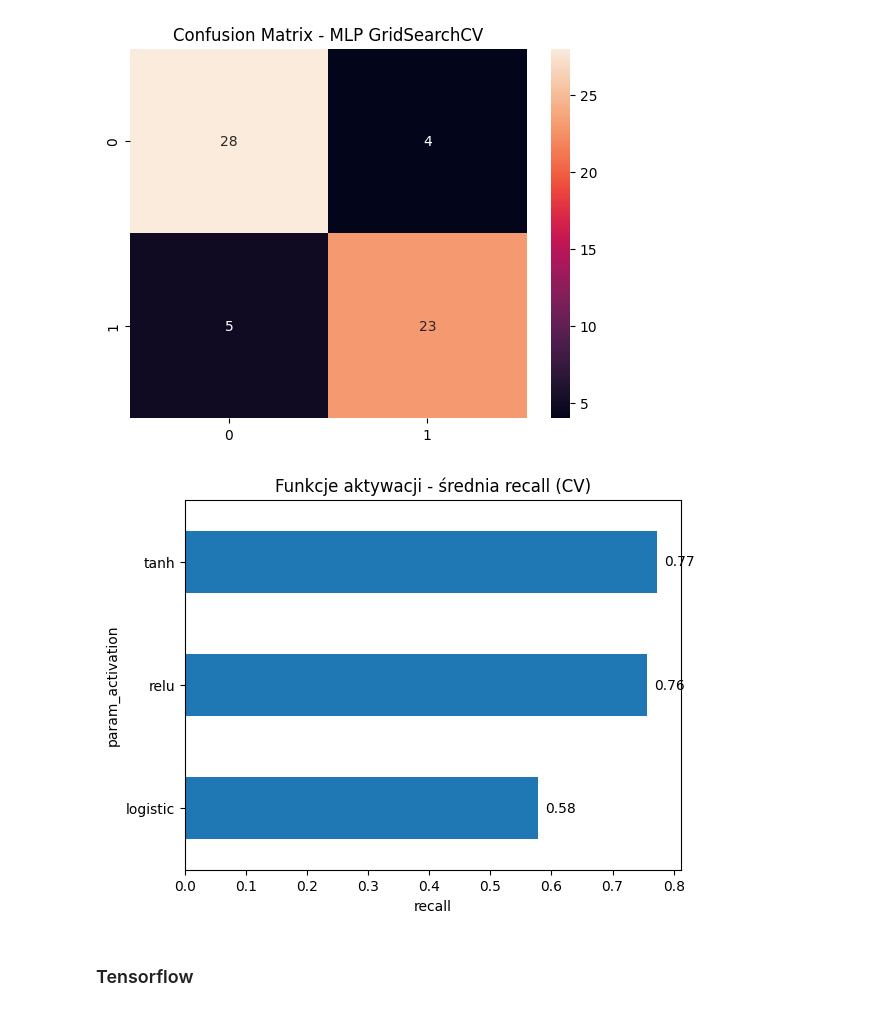
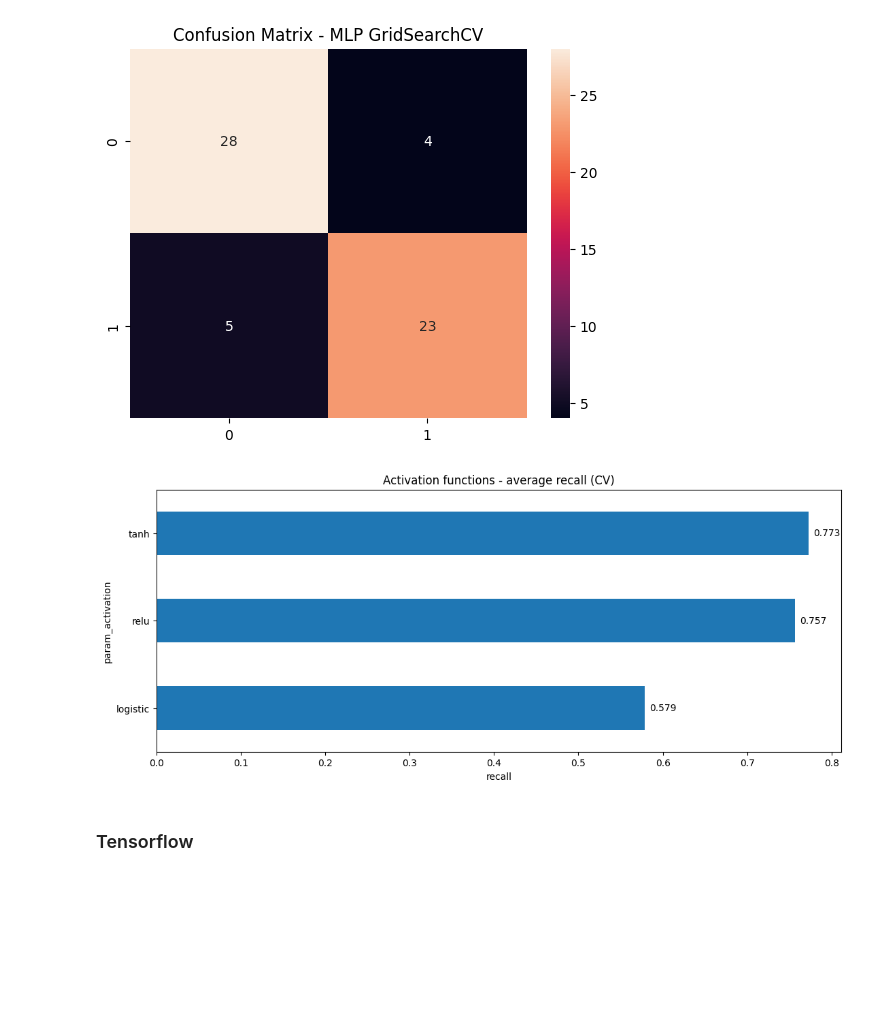
Before and after one commit to PogchampMuffin3/heart-disease-classification, a Jupyter notebook: heart_disease_classification.ipynb, the cells around one changed output. Cells and saved outputs as stored; diff of their text form; code cells hidden in the pictures; blank space fills up the shorter version.

```diff
--- a/heart_disease_classification.ipynb
+++ b/heart_disease_classification.ipynb
@@ -215,12 +306,12 @@ weighted avg       0.85      0.85      0.85        60
 # %%
 cv_results = pd.DataFrame(mlp_grid.cv_results_)
 activation_results = cv_results.groupby('param_activation')['mean_test_score'].mean()
-ax = activation_results.sort_values().plot(kind='barh', title=f'Funkcje aktywacji - średnia {SCORING} (CV)')
-ax.bar_label(ax.containers[0], fmt='%.2f', padding=5)
+ax = activation_results.sort_values().plot(kind='barh', title=f'Activation functions - average {SCORING} (CV)', figsize=(13,5))
+ax.bar_label(ax.containers[0], fmt='%.3f', padding=5)
 plt.xlabel(SCORING)
 plt.show()
 # %% [output]
-[figure, old version]
+[figure, new version]
 # %% [markdown]
 ### Tensorflow
 # %%
```
Also changed, not shown: parts of 23 cells of this notebook.
